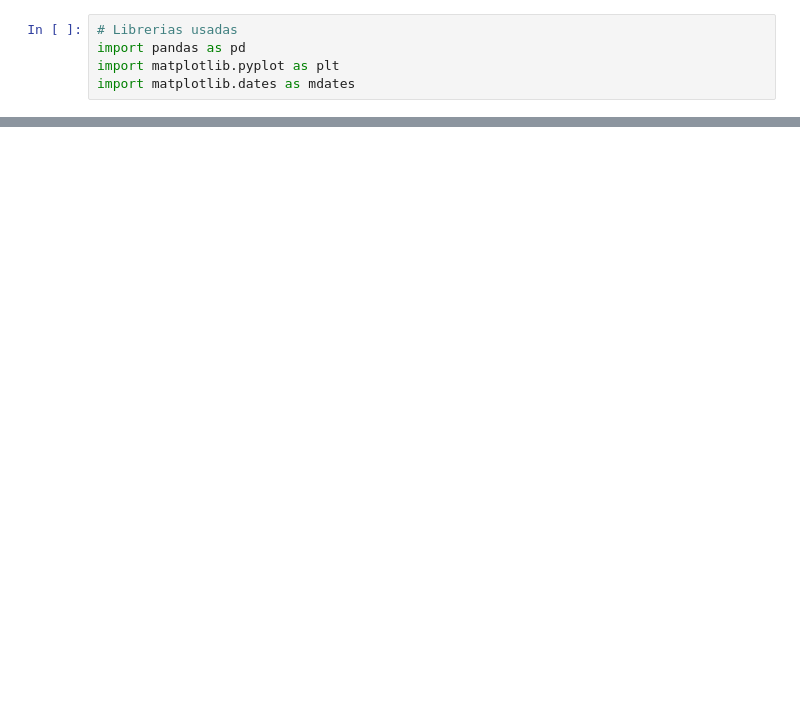
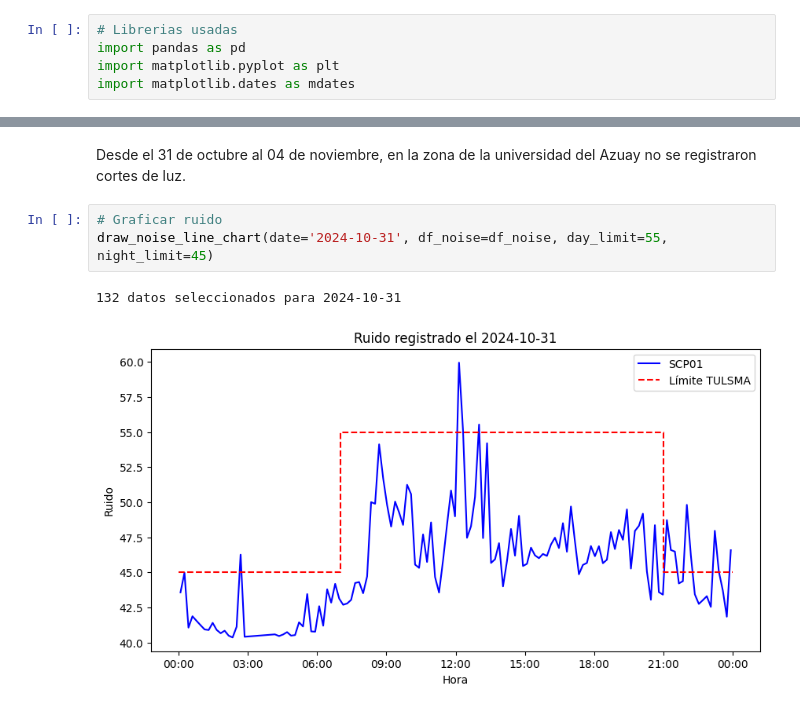
Before and after one commit to darespinoza/ruido_generador_ierse, a Jupyter notebook: ruido_generadores_oct.ipynb, the cells around one changed output, grey strips where cells are left out. Drawn from its saved outputs; the diff is of its cells as text; blank space fills up the shorter version.

```diff
--- a/ruido_generadores_oct.ipynb
+++ b/ruido_generadores_oct.ipynb
@@ -97,0 +100,8 @@ draw_noise_line_chart(date='2024-09-27', df_noise=df_noise, day_limit=55, night_
+# %% [markdown]
+Desde el 31 de octubre al 04 de noviembre, en la zona de la universidad del Azuay no se registraron cortes de luz.
+# %%
+# Graficar ruido
+draw_noise_line_chart(date='2024-10-31', df_noise=df_noise, day_limit=55, night_limit=45)
+# %% [output]
+132 datos seleccionados para 2024-10-31
+[figure, added]
```
Also changed, not shown: parts of 7 cells of this notebook, 2 other files.
